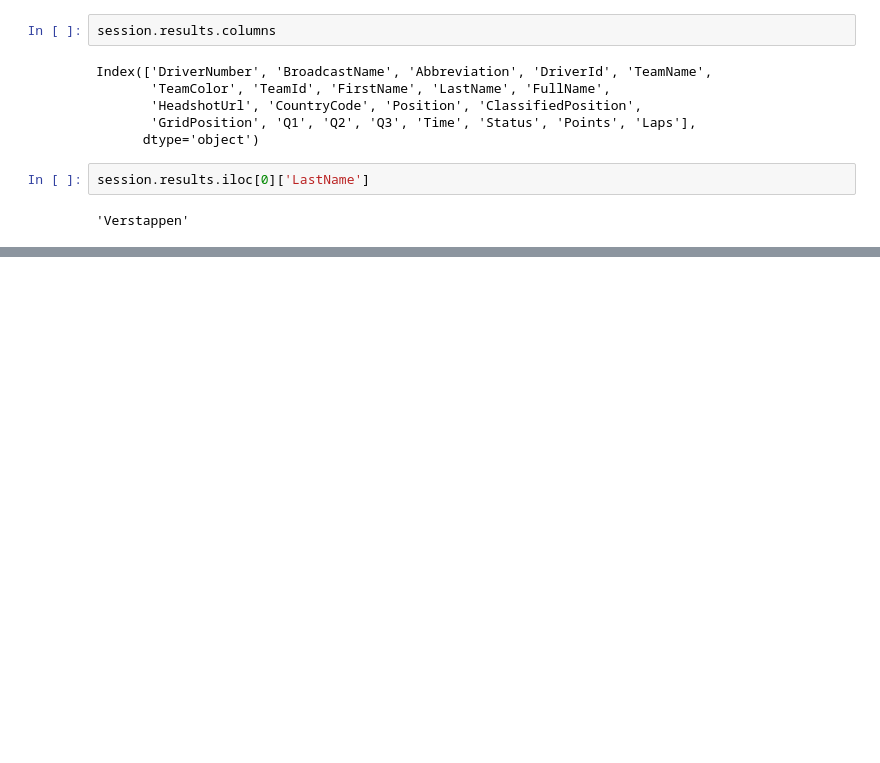
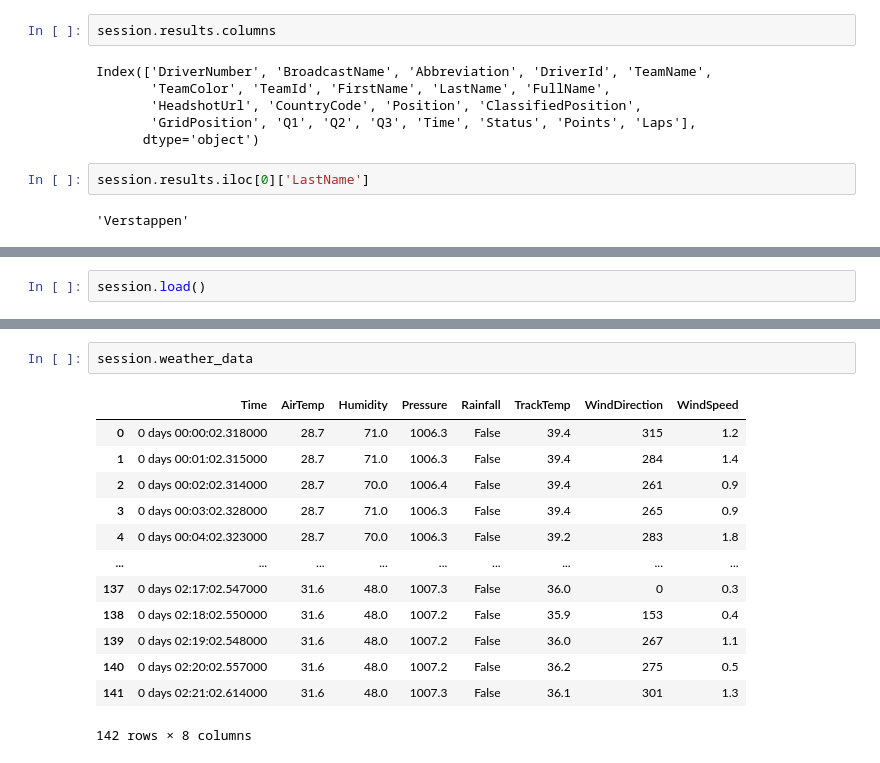
Before and after one commit to jifor/F1-Prediction-Project, a Jupyter notebook: fastf1test.ipynb, the cells around one changed output, grey strips where cells are left out. Saved outputs shown, nothing was run; the diff lists cells and outputs as text; blank space fills up the shorter version.

Commit message:
Working on data loading and adding features to begin modelling

```diff
--- a/fastf1test.ipynb
+++ b/fastf1test.ipynb
@@ -91,0 +128,2 @@ Index(['Time', 'Driver', 'DriverNumber', 'LapTime', 'LapNumber', 'Stint',
+# %%
+session.load()
@@ -91,0 +148,16 @@ Index(['Time', 'Driver', 'DriverNumber', 'LapTime', 'LapNumber', 'Stint',
+# %%
+session.weather_data
+# %% [output]
+|  | Time | AirTemp | Humidity | Pressure | Rainfall | TrackTemp | WindDirection | WindSpeed |
+| 0 | 0 days 00:00:02.318000 | 28.7 | 71.0 | 1006.3 | False | 39.4 | 315 | 1.2 |
+| 1 | 0 days 00:01:02.315000 | 28.7 | 71.0 | 1006.3 | False | 39.4 | 284 | 1.4 |
+| 2 | 0 days 00:02:02.314000 | 28.7 | 70.0 | 1006.4 | False | 39.4 | 261 | 0.9 |
+| 3 | 0 days 00:03:02.328000 | 28.7 | 71.0 | 1006.3 | False | 39.4 | 265 | 0.9 |
+| 4 | 0 days 00:04:02.323000 | 28.7 | 70.0 | 1006.3 | False | 39.2 | 283 | 1.8 |
+| ... | ... | ... | ... | ... | ... | ... | ... | ... |
+| 137 | 0 days 02:17:02.547000 | 31.6 | 48.0 | 1007.3 | False | 36.0 | 0 | 0.3 |
+| 138 | 0 days 02:18:02.550000 | 31.6 | 48.0 | 1007.2 | False | 35.9 | 153 | 0.4 |
+| 139 | 0 days 02:19:02.548000 | 31.6 | 48.0 | 1007.2 | False | 36.0 | 267 | 1.1 |
+| 140 | 0 days 02:20:02.557000 | 31.6 | 48.0 | 1007.2 | False | 36.2 | 275 | 0.5 |
+| 141 | 0 days 02:21:02.614000 | 31.6 | 48.0 | 1007.3 | False | 36.1 | 301 | 1.3 |
+142 rows × 8 columns
```
Also changed, not shown: parts of 9 cells of this notebook, 3 other files.
